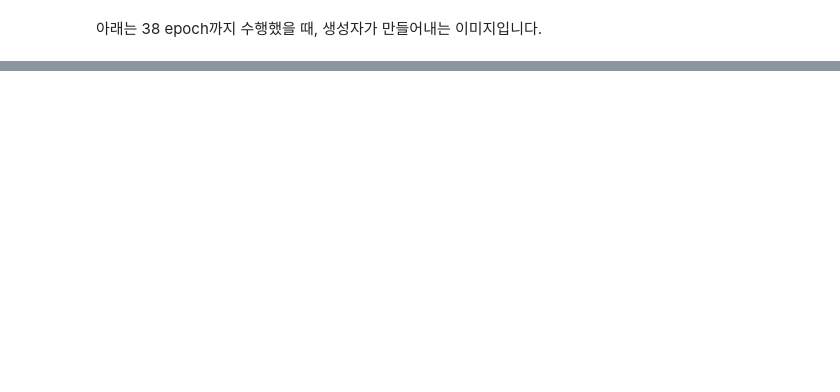
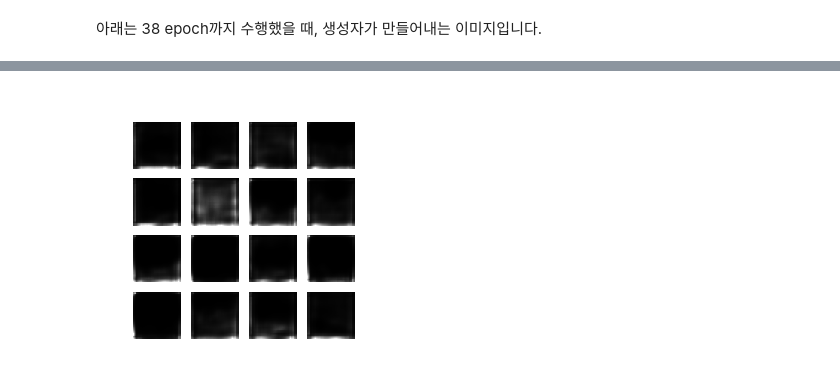
Before and after one commit to ttogle918/ds-zip, a Jupyter notebook: N434/N434a_GAN_new.ipynb, the cells around one changed output, grey strips where cells are left out. Cells and saved outputs as stored; diff of their text form; code cells hidden in the pictures; blank space fills up the shorter version.

```diff
--- a/N434/N434a_GAN_new.ipynb
+++ b/N434/N434a_GAN_new.ipynb
@@ -324,0 +314,6 @@ Wall time: 19min 39s
+# %%
+# 에포크 숫자를 사용하여 하나의 이미지를 보여줍니다.
+def display_image(epoch_no):
+  return PIL.Image.open('image_at_epoch_{:04d}.png'.format(epoch_no))
+# %% [output]
+[figure, added]
```
Also changed, not shown: parts of 9 cells of this notebook.
